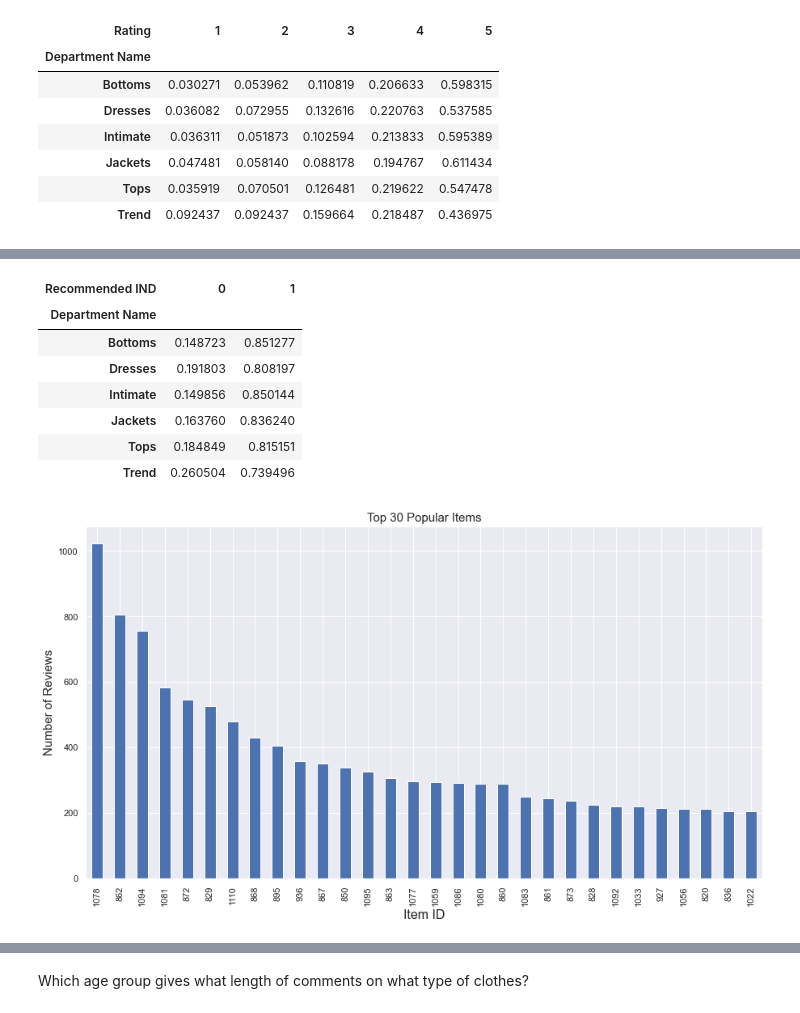
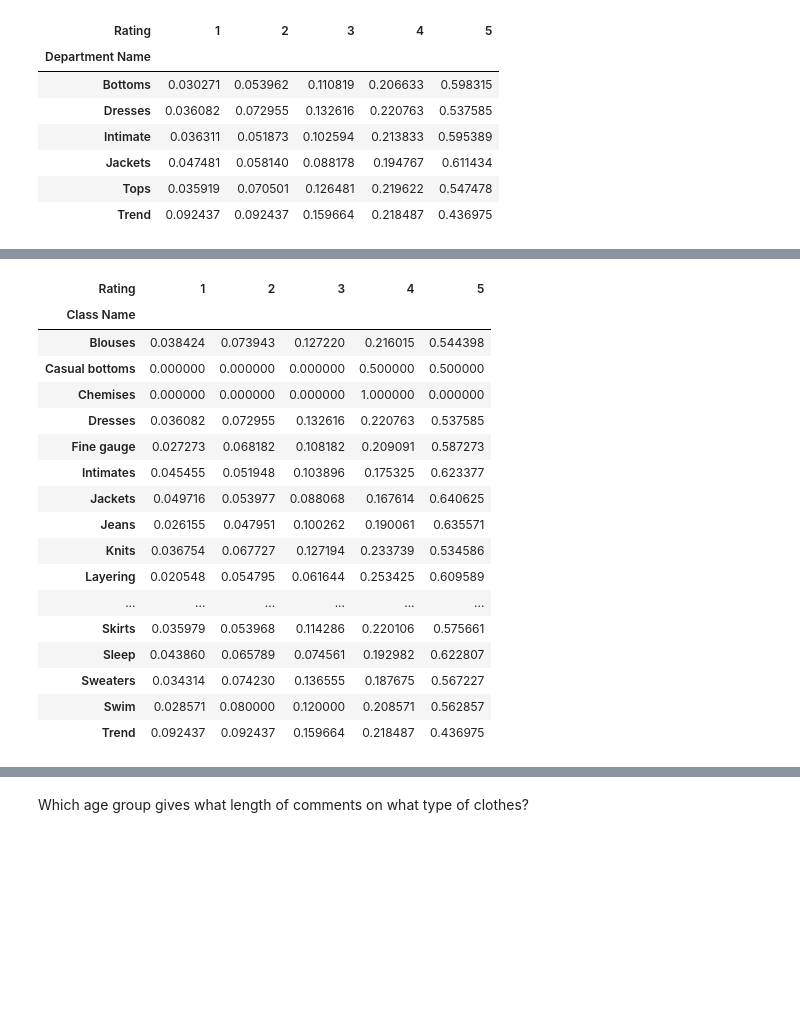
Before and after one commit to ArsalRahimMLE/Women-s-E-Commerce-Clothing-Reviews, a Jupyter notebook: Sentiment Analysis.ipynb, the cells around one changed output, grey strips where cells are left out. Drawn from its saved outputs; the diff is of its cells as text; code cells hidden in the pictures; blank space fills up the shorter version.

```diff
--- a/Sentiment Analysis.ipynb
+++ b/Sentiment Analysis.ipynb
@@ -572,21 +769,22 @@ pd.crosstab(df['Department Name'],df['Rating']).apply(lambda x: x/x.sum(),axis =
 # %%
-pd.crosstab(df['Department Name'],df['Recommended IND']).apply(lambda x: x/x.sum(),axis = 1)
+#caalculating the percentage of each rating for every class
+pd.crosstab(df['Class Name'], df['Rating']).apply(lambda x: x/x.sum(), axis = 1)
 # %% [output]
-| Recommended IND | 0 | 1 |
-| Department Name |  |  |
-| Bottoms | 0.148723 | 0.851277 |
-| Dresses | 0.191803 | 0.808197 |
-| Intimate | 0.149856 | 0.850144 |
-| Jackets | 0.163760 | 0.836240 |
-| Tops | 0.184849 | 0.815151 |
-| Trend | 0.260504 | 0.739496 |
+| Rating | 1 | 2 | 3 | 4 | 5 |
+| Class Name |  |  |  |  |  |
+| Blouses | 0.038424 | 0.073943 | 0.127220 | 0.216015 | 0.544398 |
+| Casual bottoms | 0.000000 | 0.000000 | 0.000000 | 0.500000 | 0.500000 |
+| Chemises | 0.000000 | 0.000000 | 0.000000 | 1.000000 | 0.000000 |
+| Dresses | 0.036082 | 0.072955 | 0.132616 | 0.220763 | 0.537585 |
+| Fine gauge | 0.027273 | 0.068182 | 0.108182 | 0.209091 | 0.587273 |
+| Intimates | 0.045455 | 0.051948 | 0.103896 | 0.175325 | 0.623377 |
+| Jackets | 0.049716 | 0.053977 | 0.088068 | 0.167614 | 0.640625 |
+| Jeans | 0.026155 | 0.047951 | 0.100262 | 0.190061 | 0.635571 |
+| Knits | 0.036754 | 0.067727 | 0.127194 | 0.233739 | 0.534586 |
+| Layering | 0.020548 | 0.054795 | 0.061644 | 0.253425 | 0.609589 |
+| ... | ... | ... | ... | ... | ... |
+| Skirts | 0.035979 | 0.053968 | 0.114286 | 0.220106 | 0.575661 |
+| Sleep | 0.043860 | 0.065789 | 0.074561 | 0.192982 | 0.622807 |
+| Sweaters | 0.034314 | 0.074230 | 0.136555 | 0.187675 | 0.567227 |
+| Swim | 0.028571 | 0.080000 | 0.120000 | 0.208571 | 0.562857 |
+| Trend | 0.092437 | 0.092437 | 0.159664 | 0.218487 | 0.436975 |
-# %%
-####Top 50 Most Popular item
-fig = plt.figure(figsize=(15, 8))
-plt.xticks(rotation=45)
-plt.xlabel('Item ID',size=16)
-plt.ylabel('Number of Reviews',size =15)
-plt.title("Top 30 Popular Items",size=15)
-df['Clothing ID'].value_counts()[:30].plot(kind='bar');
-# %% [output]
-[figure, removed]
```
Also changed, not shown: parts of 108 cells of this notebook.
